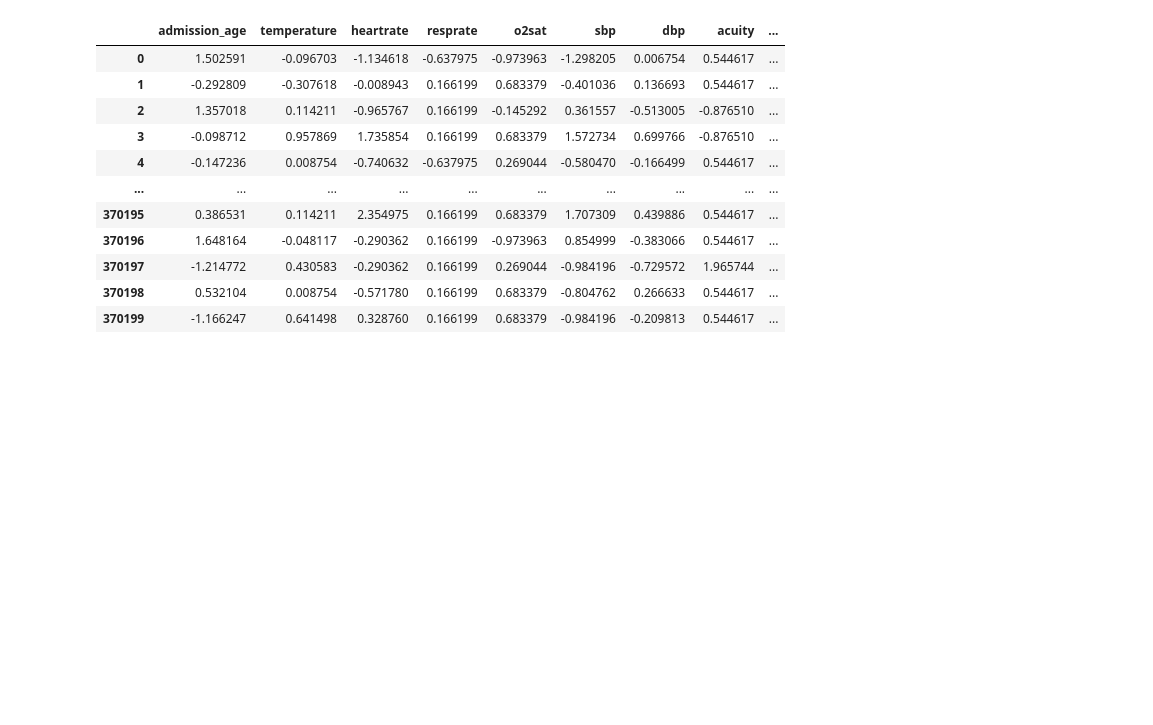
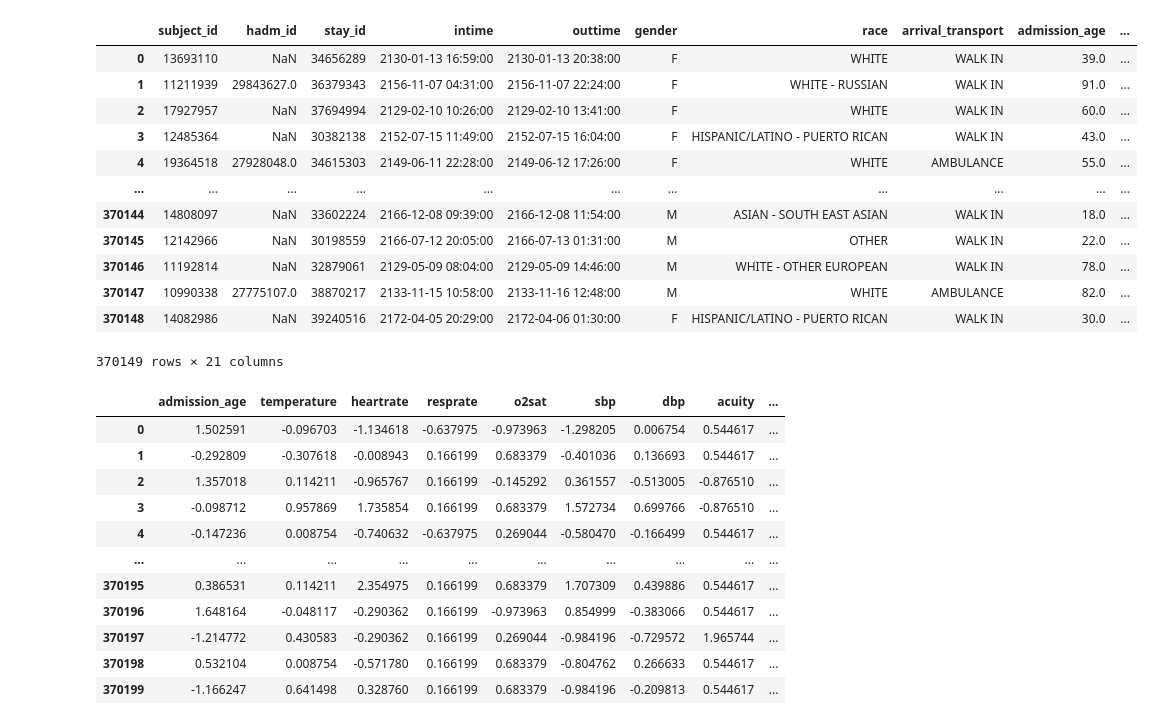
Before and after one commit to ewiesner/Emergency-Department-Wait-Times-, a Jupyter notebook: linear_regression_test.ipynb, the cells around one changed output. Drawn from its saved outputs; the diff is of its cells as text; code cells hidden in the pictures; blank space fills up the shorter version.

Commit message:
Update Cleaning and linear_regression_test notebooks

```diff
--- a/linear_regression_test.ipynb
+++ b/linear_regression_test.ipynb
@@ -7,6 +7,23 @@ from sklearn.metrics import mean_squared_error, r2_score
 from sklearn.ensemble import RandomForestRegressor
 from xgboost import XGBRegressor
 import matplotlib.pyplot as plt
+# %%
+train = pd.read_csv('DataCleaning/train.csv')
+train
+# %% [output]
+|  | subject_id | hadm_id | stay_id | intime | outtime | gender | race | arrival_transport | admission_age | ... |
+| 0 | 13693110 | NaN | 34656289 | 2130-01-13 16:59:00 | 2130-01-13 20:38:00 | F | WHITE | WALK IN | 39.0 | ... |
+| 1 | 11211939 | 29843627.0 | 36379343 | 2156-11-07 04:31:00 | 2156-11-07 22:24:00 | F | WHITE - RUSSIAN | WALK IN | 91.0 | ... |
+| 2 | 17927957 | NaN | 37694994 | 2129-02-10 10:26:00 | 2129-02-10 13:41:00 | F | WHITE | WALK IN | 60.0 | ... |
+| 3 | 12485364 | NaN | 30382138 | 2152-07-15 11:49:00 | 2152-07-15 16:04:00 | F | HISPANIC/LATINO - PUERTO RICAN | WALK IN | 43.0 | ... |
+| 4 | 19364518 | 27928048.0 | 34615303 | 2149-06-11 22:28:00 | 2149-06-12 17:26:00 | F | WHITE | AMBULANCE | 55.0 | ... |
+| ... | ... | ... | ... | ... | ... | ... | ... | ... | ... | ... |
+| 370144 | 14808097 | NaN | 33602224 | 2166-12-08 09:39:00 | 2166-12-08 11:54:00 | M | ASIAN - SOUTH EAST ASIAN | WALK IN | 18.0 | ... |
+| 370145 | 12142966 | NaN | 30198559 | 2166-07-12 20:05:00 | 2166-07-13 01:31:00 | M | OTHER | WALK IN | 22.0 | ... |
+| 370146 | 11192814 | NaN | 32879061 | 2129-05-09 08:04:00 | 2129-05-09 14:46:00 | M | WHITE - OTHER EUROPEAN | WALK IN | 78.0 | ... |
+| 370147 | 10990338 | 27775107.0 | 38870217 | 2133-11-15 10:58:00 | 2133-11-16 12:48:00 | M | WHITE | AMBULANCE | 82.0 | ... |
+| 370148 | 14082986 | NaN | 39240516 | 2172-04-05 20:29:00 | 2172-04-06 01:30:00 | F | HISPANIC/LATINO - PUERTO RICAN | WALK IN | 30.0 | ... |
+370149 rows × 21 columns
 # %%
 train_df = pd.read_csv('DataCleaning/train_imputed.csv')
 # %%
```
Also changed, not shown: parts of 6 cells of this notebook, 1 other file.
